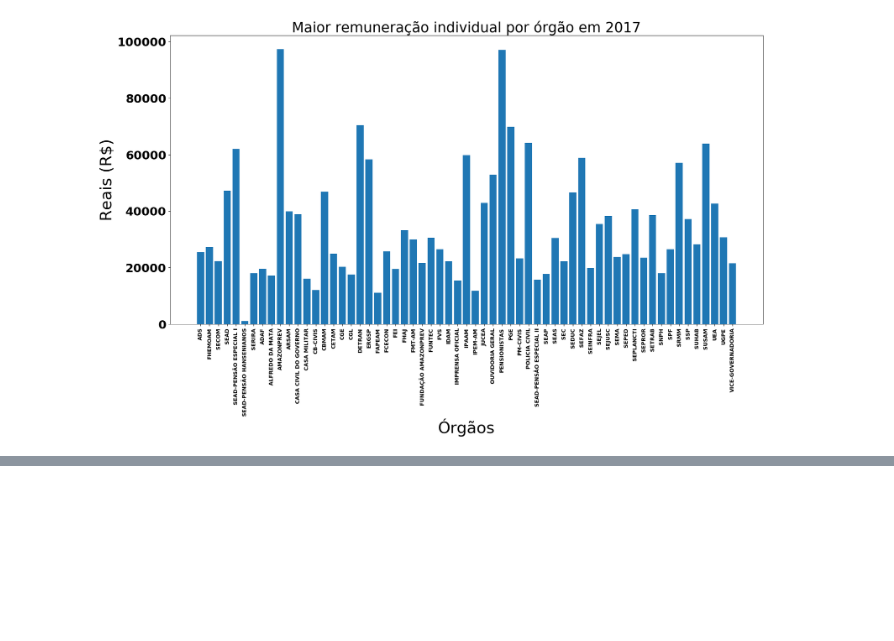
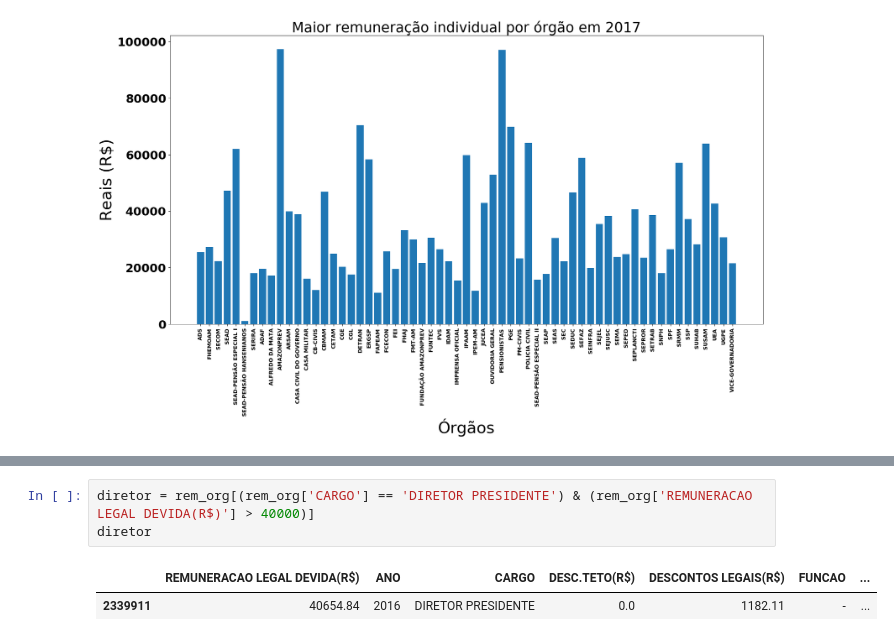
Before and after one commit to ViniPessoa8/PAIC, a Jupyter notebook: notebooks/plotagens.ipynb, the cells around one changed output, grey strips where cells are left out. Drawn from its saved outputs; the diff is of its cells as text; blank space fills up the shorter version.

```diff
--- a/notebooks/plotagens.ipynb
+++ b/notebooks/plotagens.ipynb
@@ -385,0 +471,6 @@ plot_bar('Maior remuneração individual por órgão em 2017', orgaos, data, 'Ó
+# %%
+diretor = rem_org[(rem_org['CARGO'] == 'DIRETOR PRESIDENTE') & (rem_org['REMUNERACAO LEGAL DEVIDA(R$)'] > 40000)]
+diretor
+# %% [output]
+|  | REMUNERACAO LEGAL DEVIDA(R$) | ANO | CARGO | DESC.TETO(R$) | DESCONTOS LEGAIS(R$) | FUNCAO | ... |
+| 2339911 | 40654.84 | 2016 | DIRETOR PRESIDENTE | 0.0 | 1182.11 | - | ... |
```
Also changed, not shown: parts of 6 cells of this notebook, 2 other files.
